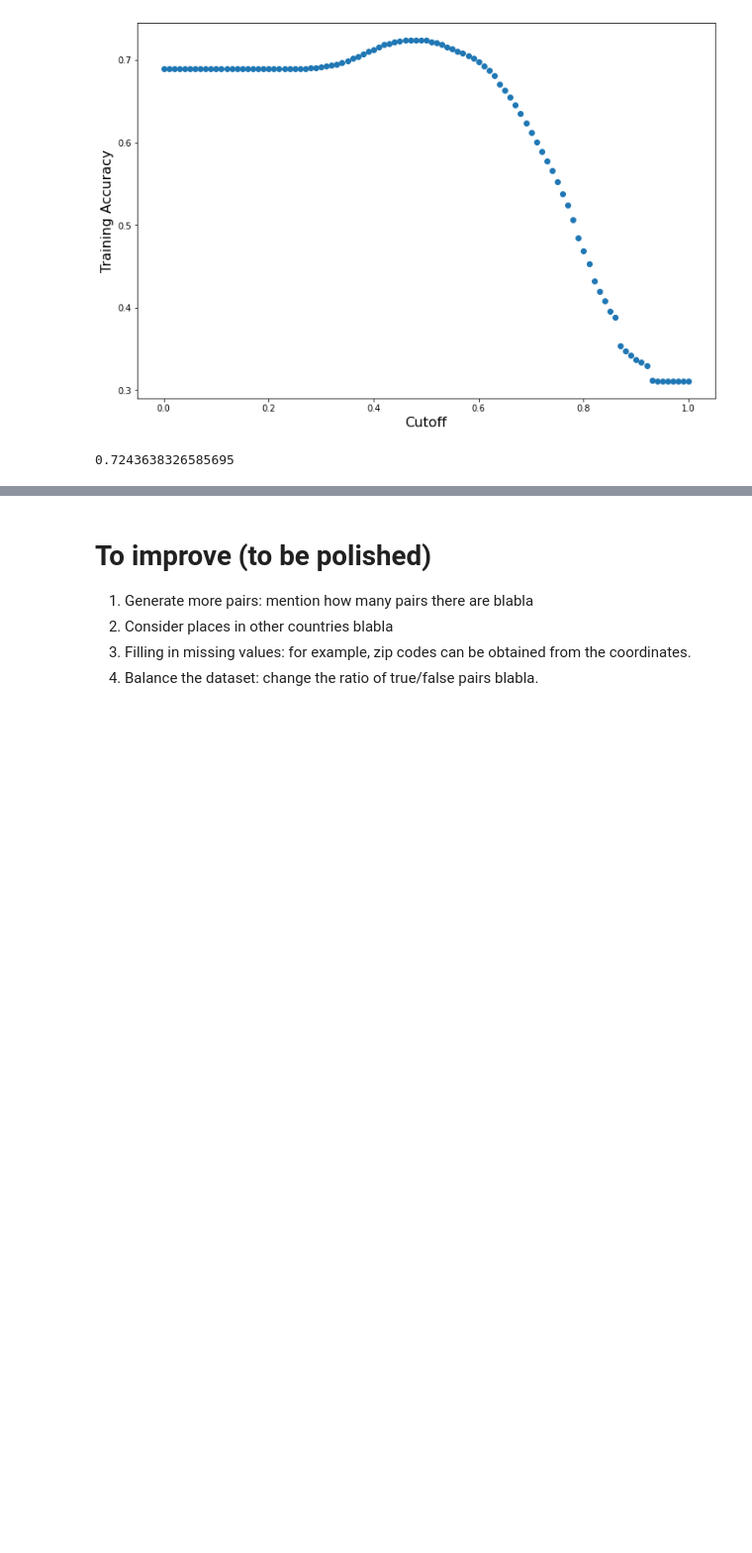
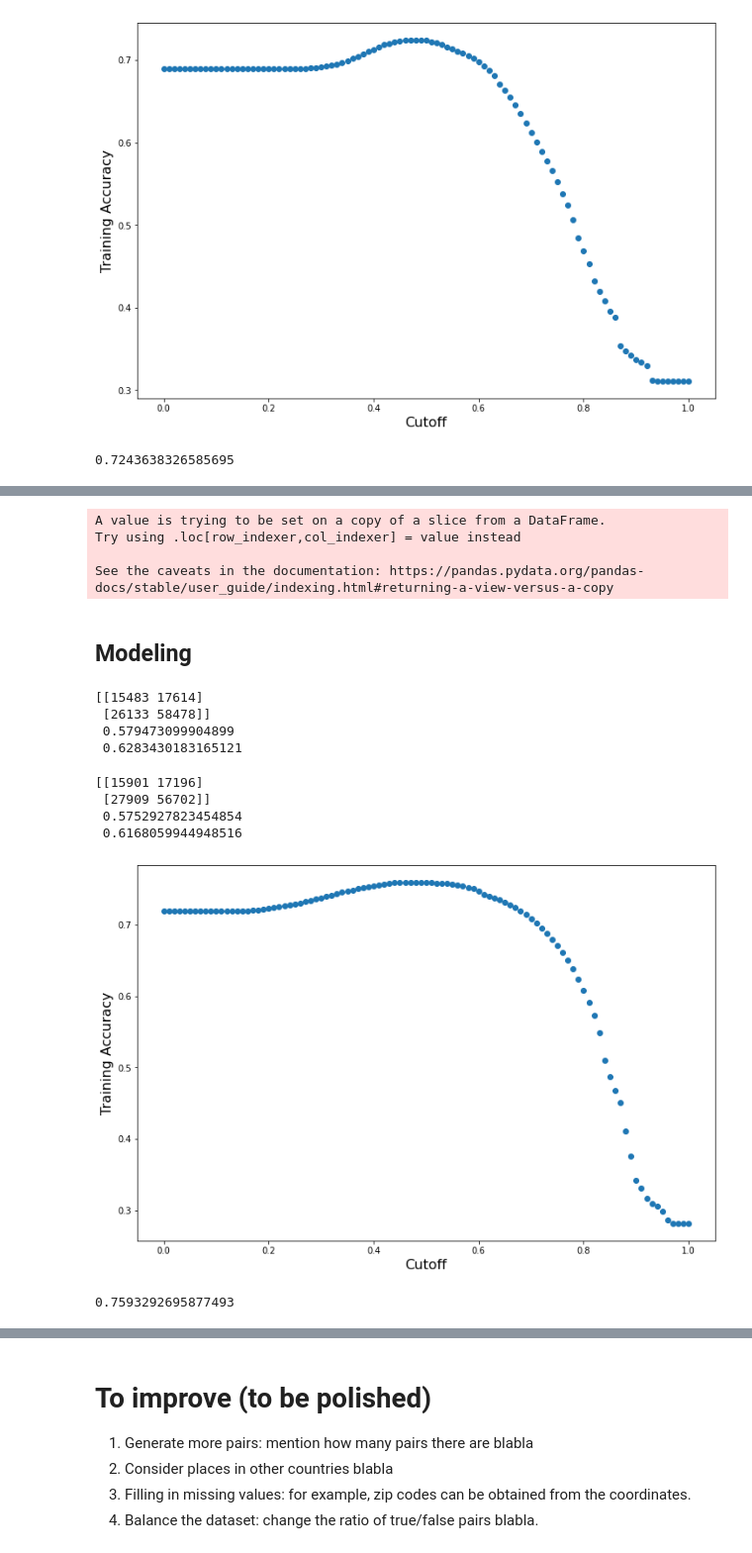
Before and after one commit to gormantt/foursquare-location-matching, a Jupyter notebook: Ling_EDA_and_modeling.ipynb, the cells around one changed output, grey strips where cells are left out. Shown at 99% size. Drawn from its saved outputs; the diff is of its cells as text; code cells hidden in the pictures; blank space fills up the shorter version.

```diff
--- a/Ling_EDA_and_modeling.ipynb
+++ b/Ling_EDA_and_modeling.ipynb
@@ -568,4 +431,0 @@ AttributeError: ignored
-# %%
-columns = ['name', 'address', 'city', 'state', 'zip', 'url', 'phone', 'categories']
-
-pairs_lev = compute_diffs(pairs, columns, lev_metric)
@@ -735,0 +723,76 @@ max(accs)
+# %%
+columns = ['name', 'address', 'city', 'state',
+       'zip', 'url', 'phone', 'categories']
+
+pairs_US_seq = compute_diffs(pairs_US, columns, seq_metric)
+pairs_US_lev = compute_diffs(pairs_US, columns, lev_metric)
+# %% [output]
+A value is trying to be set on a copy of a slice from a DataFrame.
+Try using .loc[row_indexer,col_indexer] = value instead
+
+See the caveats in the documentation: https://pandas.pydata.org/pandas-docs/stable/user_guide/indexing.html#returning-a-view-versus-a-copy
+# %% [markdown]
+## Modeling
+# %%
+cols = ['location_diff','name_diff','address_diff']
+y_test = pairs_US_seq['match']
+y_pred = baseline(pairs_US_seq, cols, 0.1).match
+print(confusion_matrix(y_test,y_pred),'\n', roc_auc_score(y_test,y_pred),'\n',np.sum(y_test == y_pred)/len(y_pred))
+# %% [output]
+[[15483 17614]
+ [26133 58478]]
+ 0.579473099904899
+ 0.6283430183165121
+# %%
+cols = ['location_diff','name_diff','address_diff']
+y_test = pairs_US_lev['match']
+y_pred = baseline(pairs_US_lev, cols, 0.1).match
+print(confusion_matrix(y_test,y_pred),'\n', roc_auc_score(y_test,y_pred),'\n',np.sum(y_test == y_pred)/len(y_pred))
+# %% [output]
+[[15901 17196]
+ [27909 56702]]
+ 0.5752927823454854
+ 0.6168059944948516
+# %%
+## set the cutoff
+cols = ['location_diff','name_diff','address_diff','city_diff','zip_diff','url_diff', 'phone_diff', 'categories_diff']
+
+pairs_copy=pairs_US_seq[['match']+cols]
+train, test=train_test_split(pairs_copy, test_size=.2, random_state=0)
+
+X_train = train[cols]
+X_test = test[cols]
+y_train = train['match']
+y_test = test['match']
+
+lreg = LogisticRegression(C=1)
+lreg.fit(X_train,y_train)
+
+## store the predicted probabilities
+y_prob = lreg.predict_proba(X_train)[:,1]
+
+#y_pred = lreg.predict(X_test)
+#confusion_matrix(y_test,y_pred)
+#scores.append(roc_auc_score(y_test,y_pred))
+
+## Now plot how the accuracy changes with the cutoff
+cutoffs = np.arange(0,1.01,.01)
+accs = []
+
+for cutoff in cutoffs:
+    y_train_pred = 1*(y_prob >= cutoff)
+    accs.append(np.sum(y_train_pred == y_train)/len(y_train))
+
+plt.figure(figsize=(12,8))
+
+plt.scatter(cutoffs,accs)
+
+plt.xlabel("Cutoff",fontsize=16)
+plt.ylabel("Training Accuracy",fontsize=16)
+
+plt.show()
+
+max(accs)
+# %% [output]
+[figure, added]
+0.7593292695877493
```
Also changed, not shown: parts of 45 cells of this notebook.
